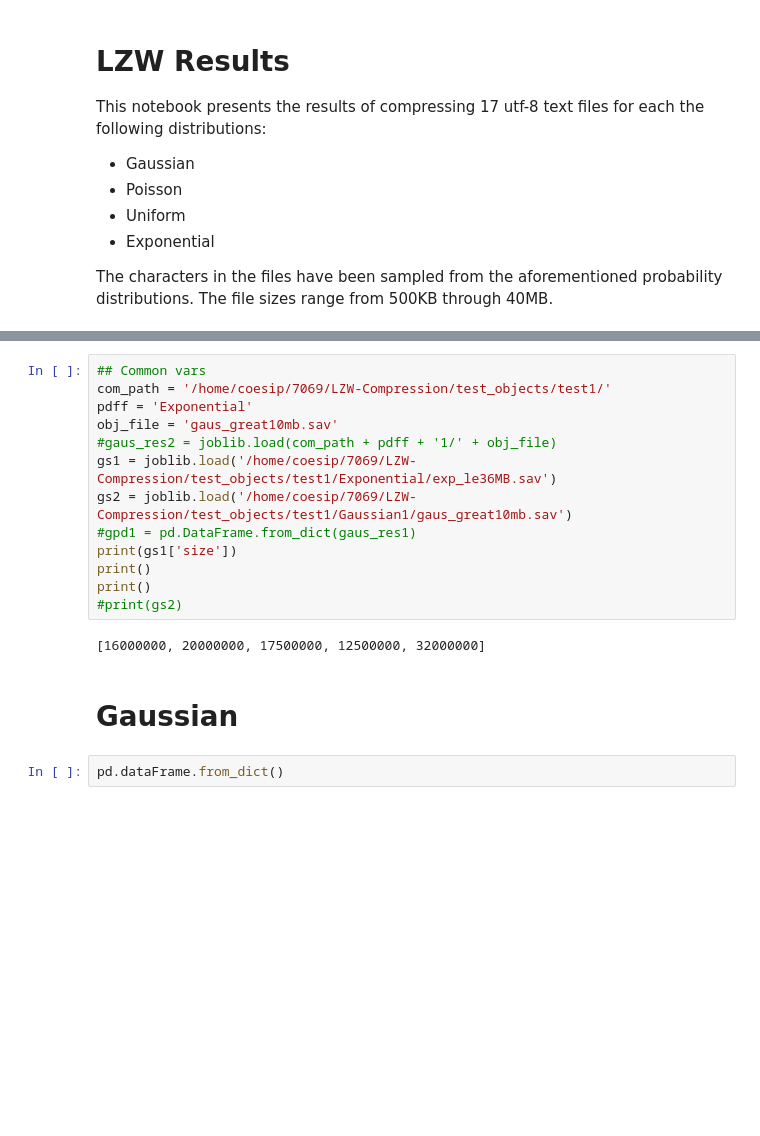
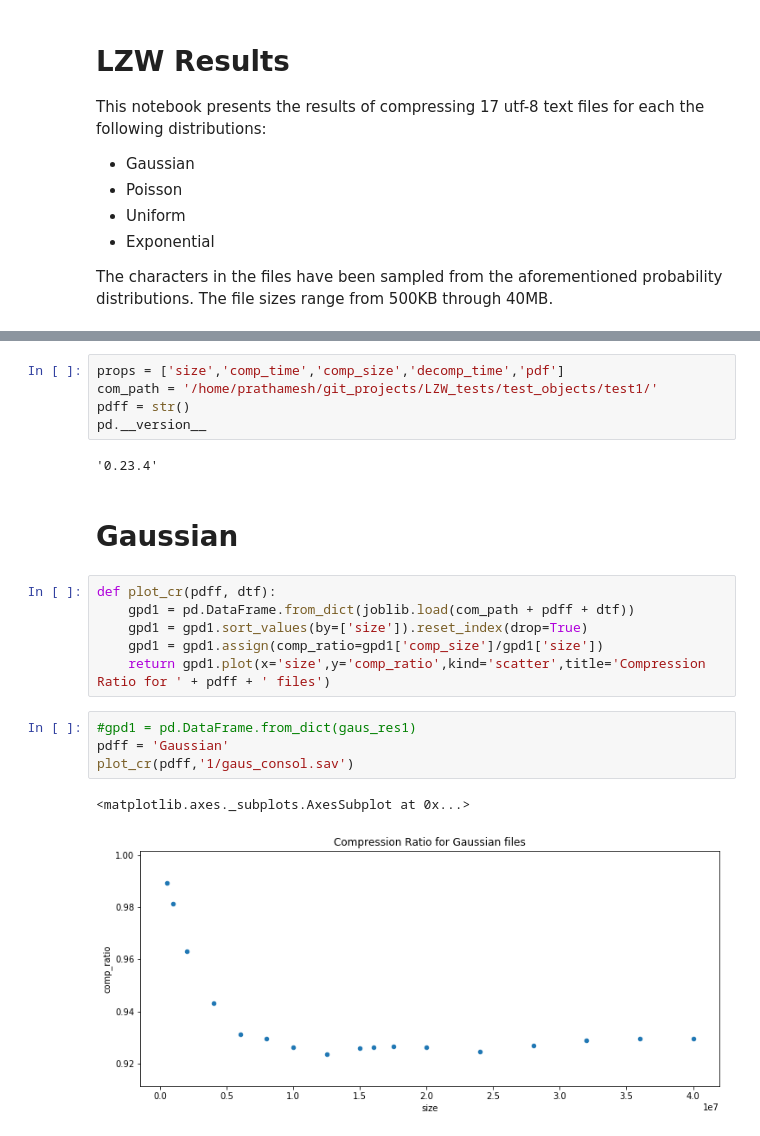
Before and after one commit to pkmandke/LZW-Compression, a Jupyter notebook: LZW_results.ipynb, the cells around one changed output, grey strips where cells are left out. Saved outputs shown, nothing was run; the diff lists cells and outputs as text; blank space fills up the shorter version.

Commit message:
Consolidated results and generated primitive plots for C.R.

```diff
--- a/LZW_results.ipynb
+++ b/LZW_results.ipynb
@@ -17,19 +22,22 @@ from sklearn.externals import joblib
-# %%
-## Common vars
-com_path = '/home/coesip/7069/LZW-Compression/test_objects/test1/'
-pdff = 'Exponential'
-obj_file = 'gaus_great10mb.sav'
-#gaus_res2 = joblib.load(com_path + pdff + '1/' + obj_file)
-gs1 = joblib.load('/home/coesip/7069/LZW-Compression/test_objects/test1/Exponential/exp_le36MB.sav')
-gs2 = joblib.load('/home/coesip/7069/LZW-Compression/test_objects/test1/Gaussian1/gaus_great10mb.sav')
-#gpd1 = pd.DataFrame.from_dict(gaus_res1)
-print(gs1['size'])
-print()
-print()
-#print(gs2)
-# %% [output]
-[16000000, 20000000, 17500000, 12500000, 32000000]
+# %%
+props = ['size','comp_time','comp_size','decomp_time','pdf']
+com_path = '/home/prathamesh/git_projects/LZW_tests/test_objects/test1/'
+pdff = str()
+pd.__version__
+# %% [output]
+'0.23.4'
 # %% [markdown]
 # Gaussian
-# %%
-pd.dataFrame.from_dict()
+# %%
+def plot_cr(pdff, dtf):
+    gpd1 = pd.DataFrame.from_dict(joblib.load(com_path + pdff + dtf))
+    gpd1 = gpd1.sort_values(by=['size']).reset_index(drop=True)
+    gpd1 = gpd1.assign(comp_ratio=gpd1['comp_size']/gpd1['size'])
+    return gpd1.plot(x='size',y='comp_ratio',kind='scatter',title='Compression Ratio for ' + pdff + ' files')
+# %%
+#gpd1 = pd.DataFrame.from_dict(gaus_res1)
+pdff = 'Gaussian'
+plot_cr(pdff,'1/gaus_consol.sav')
+# %% [output]
+<matplotlib.axes._subplots.AxesSubplot at 0x...>
+[figure, added]
```
Also changed, not shown: parts of 5 cells of this notebook, 10 other files.
